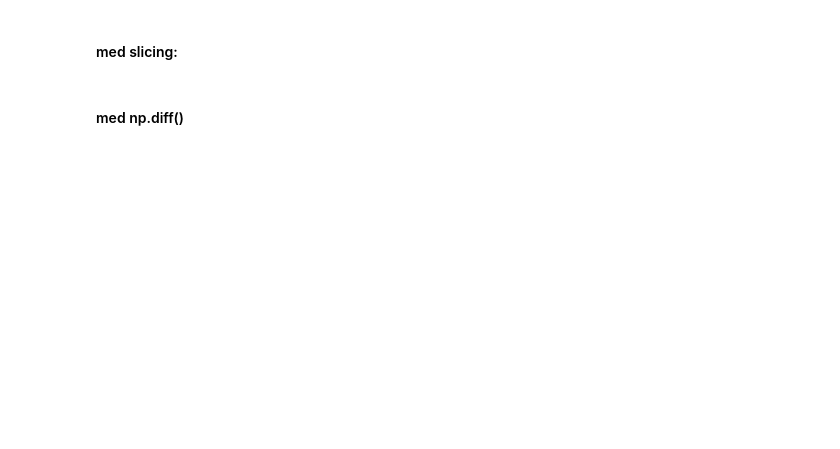
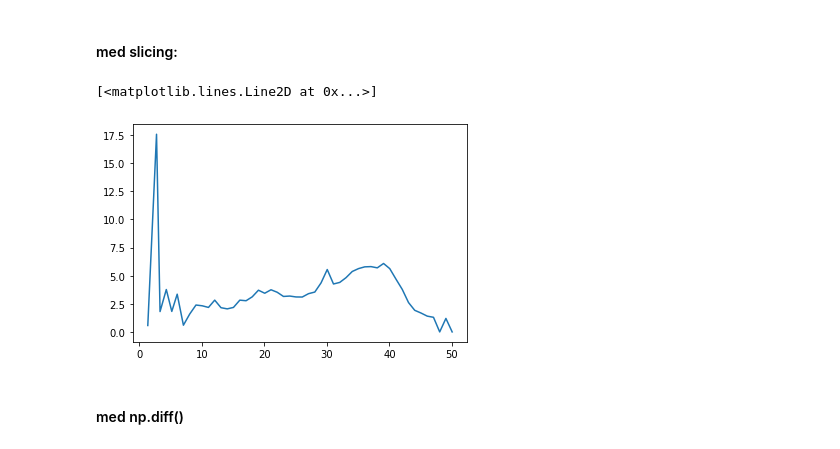
Before and after one commit to LektorB/ProgMod, a Jupyter notebook: Numeriske_metoder.ipynb, the cells around one changed output. Drawn from its saved outputs; the diff is of its cells as text; code cells hidden in the pictures; blank space fills up the shorter version.

```diff
--- a/Numeriske_metoder.ipynb
+++ b/Numeriske_metoder.ipynb
@@ -111,4 +149,10 @@ v[i] =
 # %% [markdown]
 #### med slicing:
+# %%
+fart = (s[1:]-s[:-1])/(t[1:]-t[:-1])
+plt.plot(midttid,fart)
+# %% [output]
+[<matplotlib.lines.Line2D at 0x...>]
+[figure, added]
 # %% [markdown]
 #### med np.diff()
```
Also changed, not shown: parts of 14 cells of this notebook.
